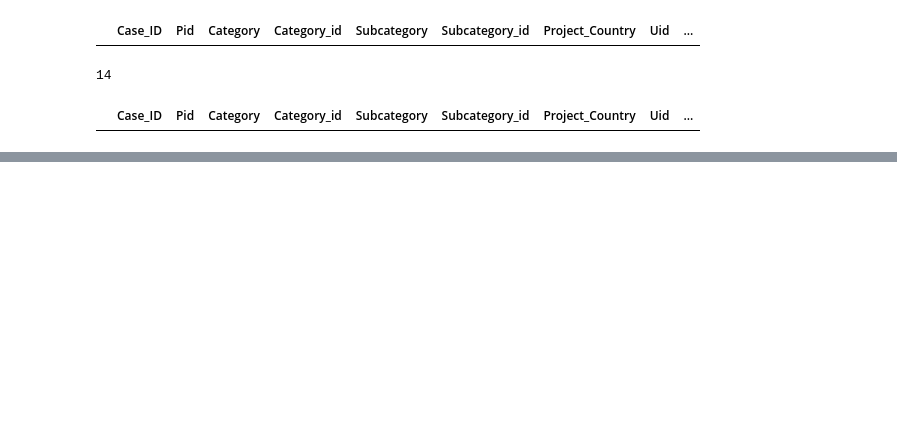
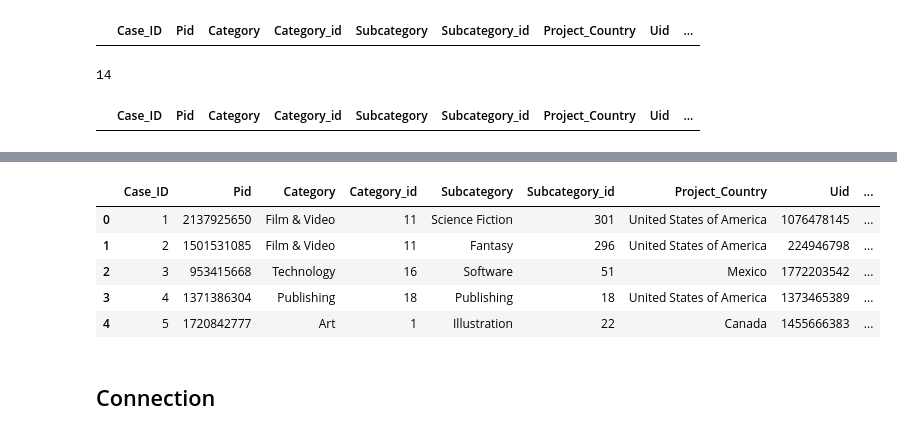
Before and after one commit to SBangarh/Kickstarter_Analysis, a Jupyter notebook: cleaning_formatting.ipynb, the cells around one changed output, grey strips where cells are left out. Drawn from its saved outputs; the diff is of its cells as text; code cells hidden in the pictures; blank space fills up the shorter version.

```diff
--- a/cleaning_formatting.ipynb
+++ b/cleaning_formatting.ipynb
@@ -420,0 +482,24 @@ data.to_json('raw_clean_data.json', orient='records')
+# %%
+#declare dictionary with columns
+country_dict = {'United States of America': 1, 'United Kingdom': 2, 'European Union': 3,
+                'Canada': 4, 'Australia': 5, 'Mexico': 6, 'Sweden': 7, 'Hong Kong': 8,
+                'New Zealand': 9, 'Denmark': 10, 'Singapore': 11, 'Switzerland': 12,
+                'Norway': 13, 'Japan': 14, 'Poland': 15}
+
+
+
+#Add ID columns
+data['Country_ID'] = data['Project_Country'].map(country_dict)
+
+#change dtype
+data['Country_ID'] = data['Country_ID'].astype(int)
+
+#check
+data.head(5)
+# %% [output]
+|  | Case_ID | Pid | Category | Category_id | Subcategory | Subcategory_id | Project_Country | Uid | ... |
+| 0 | 1 | 2137925650 | Film & Video | 11 | Science Fiction | 301 | United States of America | 1076478145 | ... |
+| 1 | 2 | 1501531085 | Film & Video | 11 | Fantasy | 296 | United States of America | 224946798 | ... |
+| 2 | 3 | 953415668 | Technology | 16 | Software | 51 | Mexico | 1772203542 | ... |
+| 3 | 4 | 1371386304 | Publishing | 18 | Publishing | 18 | United States of America | 1373465389 | ... |
+| 4 | 5 | 1720842777 | Art | 1 | Illustration | 22 | Canada | 1455666383 | ... |
@@ -420,0 +509,2 @@ data.to_json('raw_clean_data.json', orient='records')
+# %% [markdown]
+## Connection
```
Also changed, not shown: parts of 50 cells of this notebook, 5 other files.
